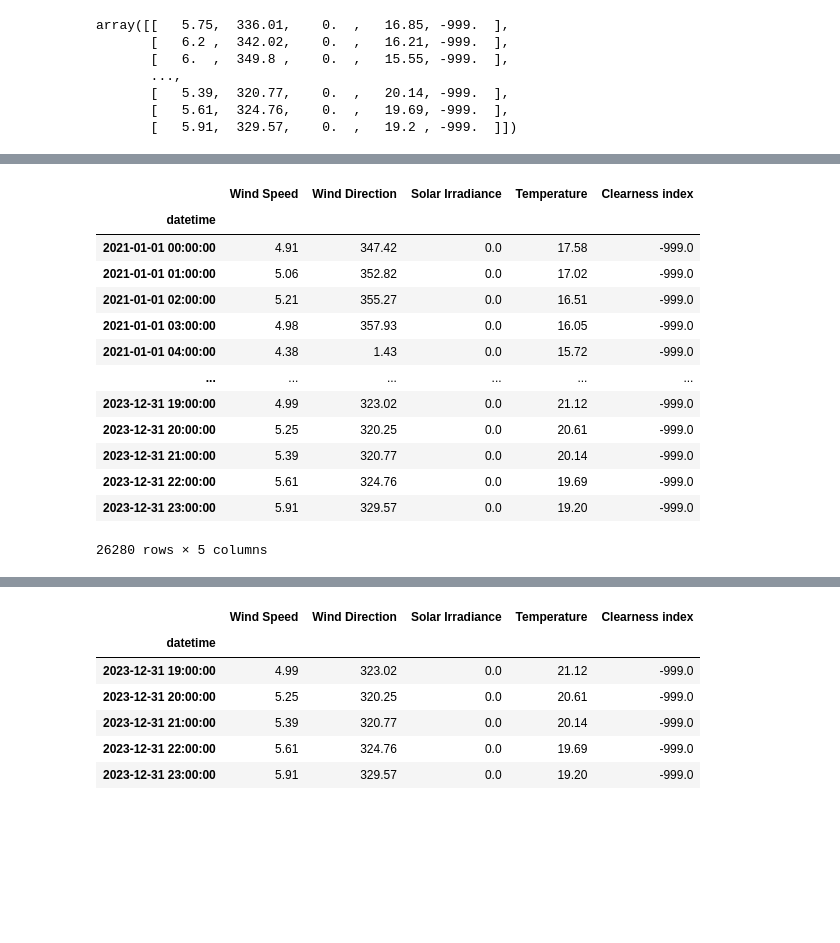
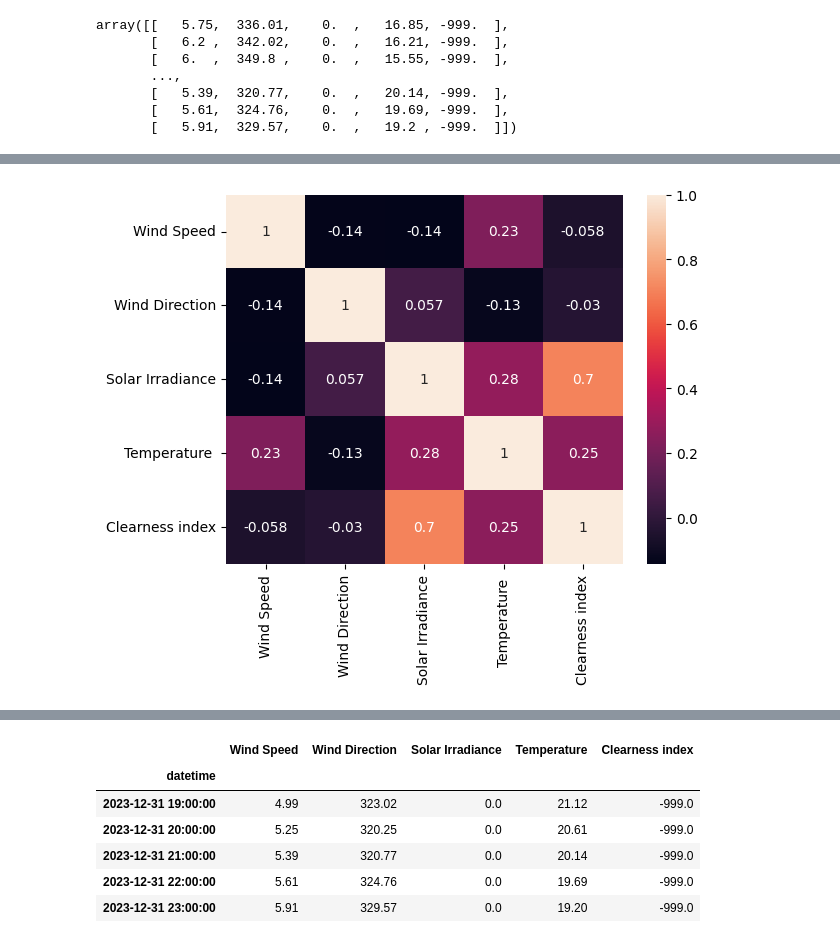
Before and after one commit to parasite-e/Wind-Speed-Prediction-Pytorch, a Jupyter notebook: notebook/main.ipynb, the cells around one changed output, grey strips where cells are left out. Saved outputs shown, nothing was run; the diff lists cells and outputs as text; code cells hidden in the pictures; blank space fills up the shorter version.

```diff
--- a/notebook/main.ipynb
+++ b/notebook/main.ipynb
@@ -35 +42,9 @@ df_sample.tail()
+# %%
+import seaborn as sns
+import matplotlib.pyplot as plt
+
+sns.heatmap(df.corr(), annot=True)
+plt.show()
+# %% [output]
+[figure, added]
 # %%
@@ -62,21 +73,4 @@ class TimeSeriesDataset(Dataset):
 
     def __getitem__(self, idx):
         return self.X[idx], self.y[idx]
-# %%
-df_sample
-# %% [output]
-|  | Wind Speed | Wind Direction | Solar Irradiance | Temperature | Clearness index |
-| datetime |  |  |  |  |  |
-| 2021-01-01 00:00:00 | 4.91 | 347.42 | 0.0 | 17.58 | -999.0 |
-| 2021-01-01 01:00:00 | 5.06 | 352.82 | 0.0 | 17.02 | -999.0 |
-| 2021-01-01 02:00:00 | 5.21 | 355.27 | 0.0 | 16.51 | -999.0 |
-| 2021-01-01 03:00:00 | 4.98 | 357.93 | 0.0 | 16.05 | -999.0 |
-| 2021-01-01 04:00:00 | 4.38 | 1.43 | 0.0 | 15.72 | -999.0 |
-| ... | ... | ... | ... | ... | ... |
-| 2023-12-31 19:00:00 | 4.99 | 323.02 | 0.0 | 21.12 | -999.0 |
-| 2023-12-31 20:00:00 | 5.25 | 320.25 | 0.0 | 20.61 | -999.0 |
-| 2023-12-31 21:00:00 | 5.39 | 320.77 | 0.0 | 20.14 | -999.0 |
-| 2023-12-31 22:00:00 | 5.61 | 324.76 | 0.0 | 19.69 | -999.0 |
-| 2023-12-31 23:00:00 | 5.91 | 329.57 | 0.0 | 19.20 | -999.0 |
-26280 rows × 5 columns
 # %%
```
Also changed, not shown: parts of 50 cells of this notebook, 2 other files.
